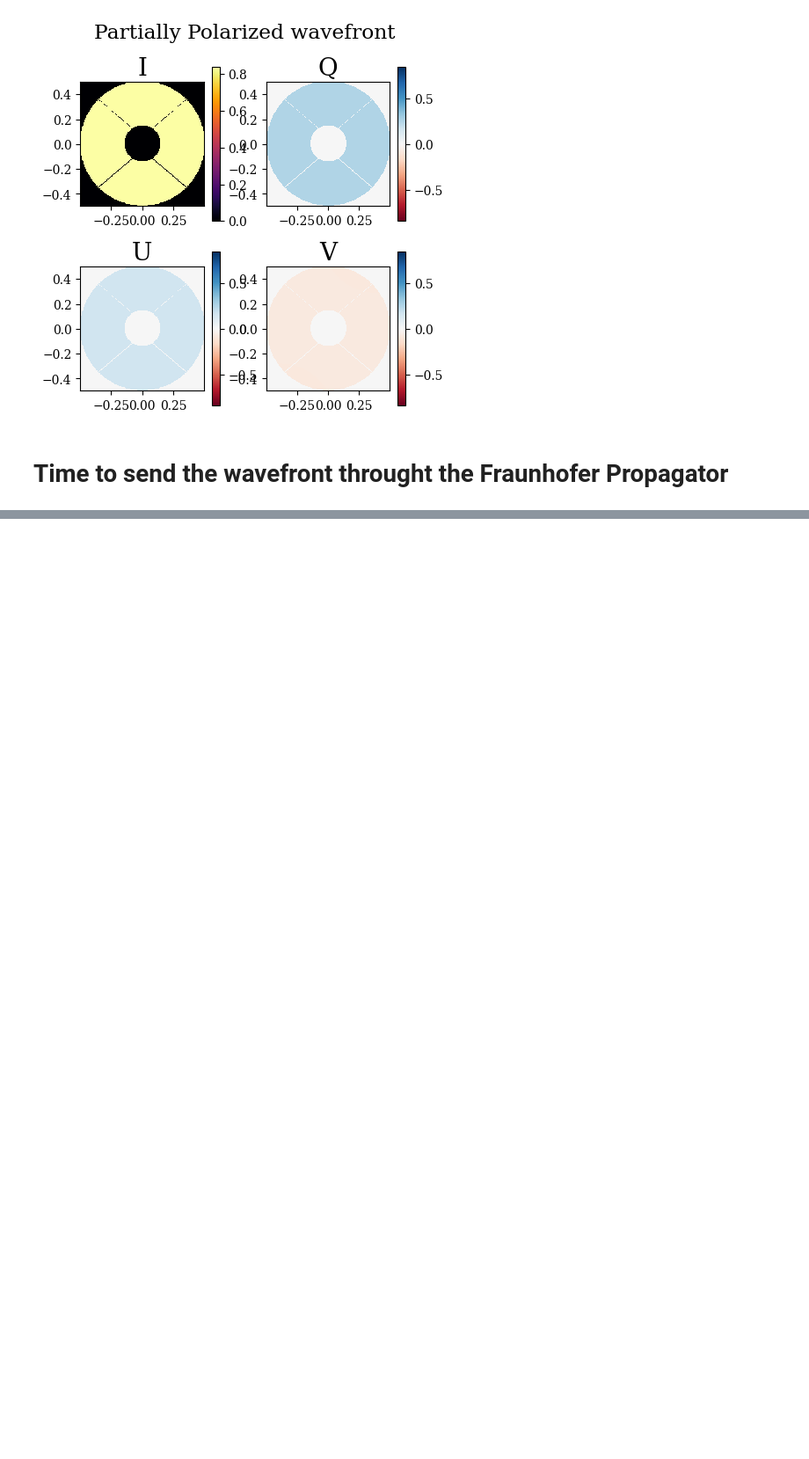
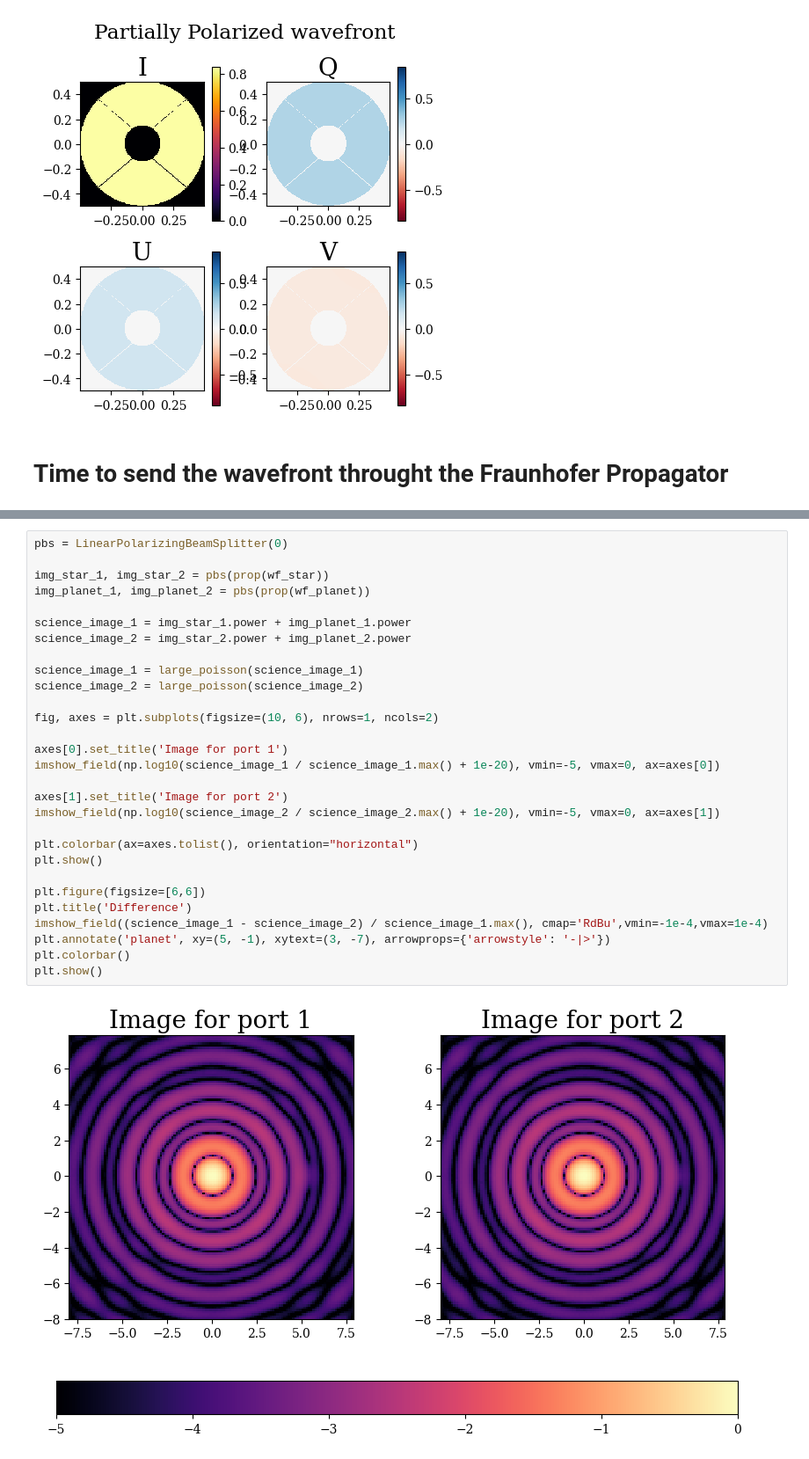
Before and after one commit to Jashcraf/poke, a Jupyter notebook: examples/Diffraction With Poke Jones Pupils.ipynb, the cells around one changed output, grey strips where cells are left out. Shown at 88% size. Cells and saved outputs as stored; diff of their text form; blank space fills up the shorter version.

```diff
--- a/examples/HCIPy Polarized Wavefront.ipynb
+++ b/examples/Diffraction With Poke Jones Pupils.ipynb
@@ -161,0 +190,31 @@ plt.show()
+# %%
+pbs = LinearPolarizingBeamSplitter(0)
+
+img_star_1, img_star_2 = pbs(prop(wf_star))
+img_planet_1, img_planet_2 = pbs(prop(wf_planet))
+
+science_image_1 = img_star_1.power + img_planet_1.power
+science_image_2 = img_star_2.power + img_planet_2.power
+
+science_image_1 = large_poisson(science_image_1)
+science_image_2 = large_poisson(science_image_2)
+
+fig, axes = plt.subplots(figsize=(10, 6), nrows=1, ncols=2)
+
+axes[0].set_title('Image for port 1')
+imshow_field(np.log10(science_image_1 / science_image_1.max() + 1e-20), vmin=-5, vmax=0, ax=axes[0])
+
+axes[1].set_title('Image for port 2')
+imshow_field(np.log10(science_image_2 / science_image_2.max() + 1e-20), vmin=-5, vmax=0, ax=axes[1])
+
+plt.colorbar(ax=axes.tolist(), orientation="horizontal")
+plt.show()
+
+plt.figure(figsize=[6,6])
+plt.title('Difference')
+imshow_field((science_image_1 - science_image_2) / science_image_1.max(), cmap='RdBu',vmin=-1e-4,vmax=1e-4)
+plt.annotate('planet', xy=(5, -1), xytext=(3, -7), arrowprops={'arrowstyle': '-|>'})
+plt.colorbar()
+plt.show()
+# %% [output]
+[figure, added]
```
Also changed, not shown: parts of 9 cells of this notebook.
